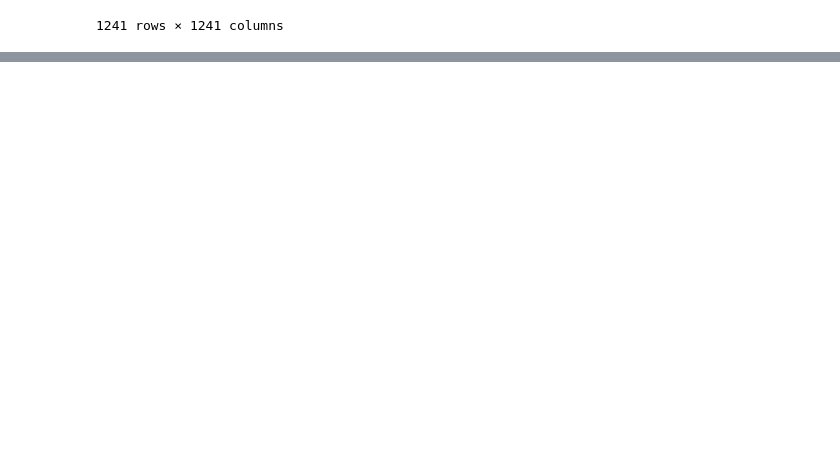
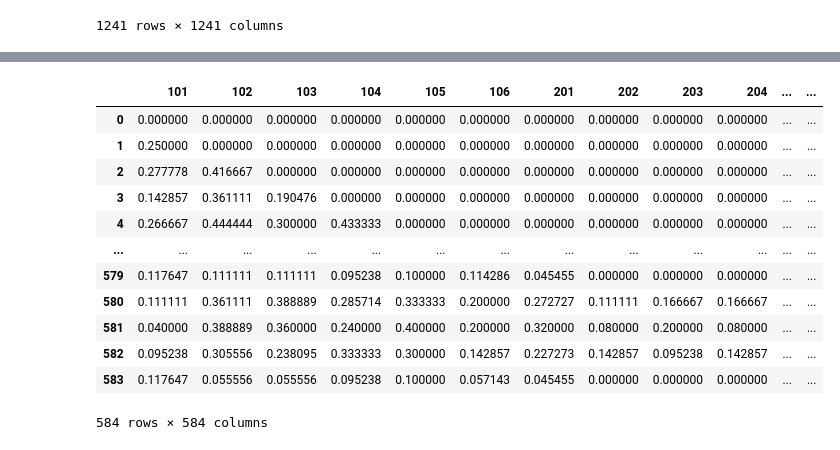
Before and after one commit to sc-perini/product-space, a Jupyter notebook: notebooks/01 - Calculo matriz de proximidad.ipynb, the cells around one changed output, grey strips where cells are left out. Saved outputs shown, nothing was run; the diff lists cells and outputs as text; code cells hidden in the pictures; blank space fills up the shorter version.

```diff
--- a/notebooks/01 - Calculo matriz de proximidad.ipynb
+++ b/notebooks/01 - Calculo matriz de proximidad.ipynb
@@ -1275,0 +1424,16 @@ prox_matrix_to_pkl2.close()
+# %%
+df_tril
+# %% [output]
+|  | 101 | 102 | 103 | 104 | 105 | 106 | 201 | 202 | 203 | 204 | ... | ... |
+| 0 | 0.000000 | 0.000000 | 0.000000 | 0.000000 | 0.000000 | 0.000000 | 0.000000 | 0.000000 | 0.000000 | 0.000000 | ... | ... |
+| 1 | 0.250000 | 0.000000 | 0.000000 | 0.000000 | 0.000000 | 0.000000 | 0.000000 | 0.000000 | 0.000000 | 0.000000 | ... | ... |
+| 2 | 0.277778 | 0.416667 | 0.000000 | 0.000000 | 0.000000 | 0.000000 | 0.000000 | 0.000000 | 0.000000 | 0.000000 | ... | ... |
+| 3 | 0.142857 | 0.361111 | 0.190476 | 0.000000 | 0.000000 | 0.000000 | 0.000000 | 0.000000 | 0.000000 | 0.000000 | ... | ... |
+| 4 | 0.266667 | 0.444444 | 0.300000 | 0.433333 | 0.000000 | 0.000000 | 0.000000 | 0.000000 | 0.000000 | 0.000000 | ... | ... |
+| ... | ... | ... | ... | ... | ... | ... | ... | ... | ... | ... | ... | ... |
+| 579 | 0.117647 | 0.111111 | 0.111111 | 0.095238 | 0.100000 | 0.114286 | 0.045455 | 0.000000 | 0.000000 | 0.000000 | ... | ... |
+| 580 | 0.111111 | 0.361111 | 0.388889 | 0.285714 | 0.333333 | 0.200000 | 0.272727 | 0.111111 | 0.166667 | 0.166667 | ... | ... |
+| 581 | 0.040000 | 0.388889 | 0.360000 | 0.240000 | 0.400000 | 0.200000 | 0.320000 | 0.080000 | 0.200000 | 0.080000 | ... | ... |
+| 582 | 0.095238 | 0.305556 | 0.238095 | 0.333333 | 0.300000 | 0.142857 | 0.227273 | 0.142857 | 0.095238 | 0.142857 | ... | ... |
+| 583 | 0.117647 | 0.055556 | 0.055556 | 0.095238 | 0.100000 | 0.057143 | 0.045455 | 0.000000 | 0.000000 | 0.000000 | ... | ... |
+584 rows × 584 columns
```
Also changed, not shown: parts of 29 cells of this notebook, 34 other files.
